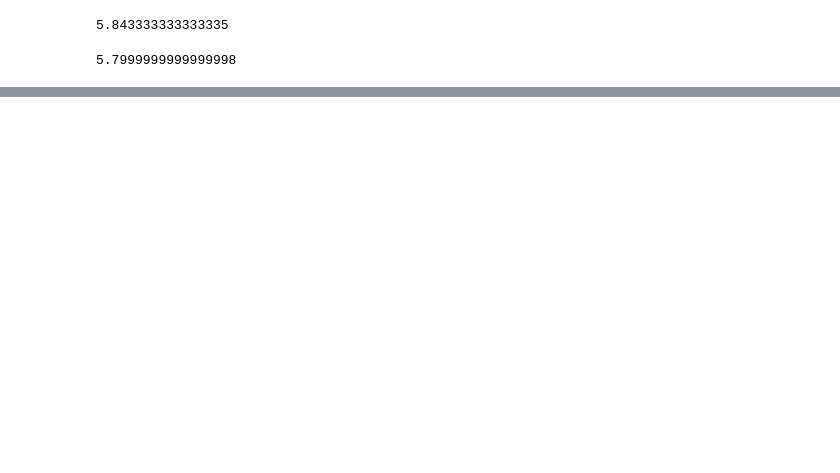
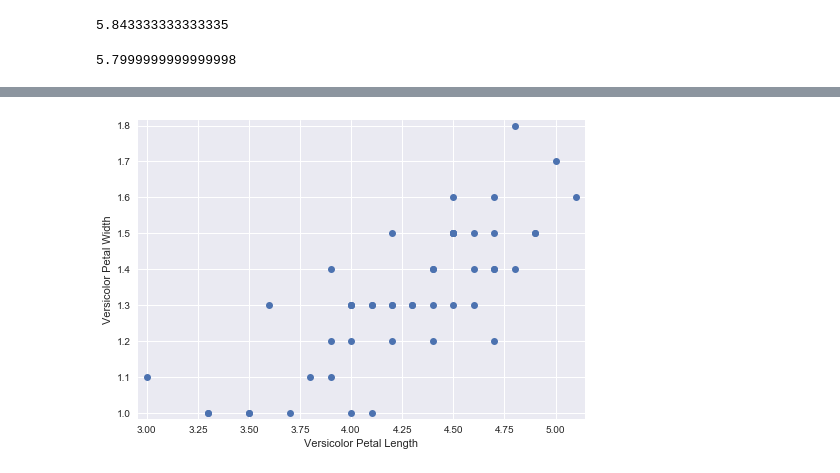
Before and after one commit to andy86z/Data-Camp-Notes, a Jupyter notebook: Statistical Thinking in Python (Part 1)/Quantitative exploratory data analysis.ipynb, the cells around one changed output, grey strips where cells are left out. Saved outputs shown, nothing was run; the diff lists cells and outputs as text; code cells hidden in the pictures; blank space fills up the shorter version.

```diff
--- a/Statistical Thinking in Python (Part 1)/Quantitative exploratory data analysis.ipynb
+++ b/Statistical Thinking in Python (Part 1)/Quantitative exploratory data analysis.ipynb
@@ -49,0 +117,4 @@ np.median(iris.sepal_length)
+# %%
+versicolor_df = iris[iris['species'] == 'versicolor']
+versicolor_petal_length = np.array(versicolor_df['petal_length'].data)
+versicolor_petal_width = np.array(versicolor_df['petal_width'].data)
@@ -49,0 +164,16 @@ np.median(iris.sepal_length)
+# %%
+# Make a scatter plot
+plt.plot(versicolor_petal_length, versicolor_petal_width, marker='o', linestyle='none')
+
+
+# Set margins
+plt.margins(0.02)
+
+# Label the axes
+plt.xlabel('Versicolor Petal Length')
+plt.ylabel('Versicolor Petal Width')
+
+# Show the result
+plt.show()
+# %% [output]
+[figure, added]
```
Also changed, not shown: parts of 19 cells of this notebook.
